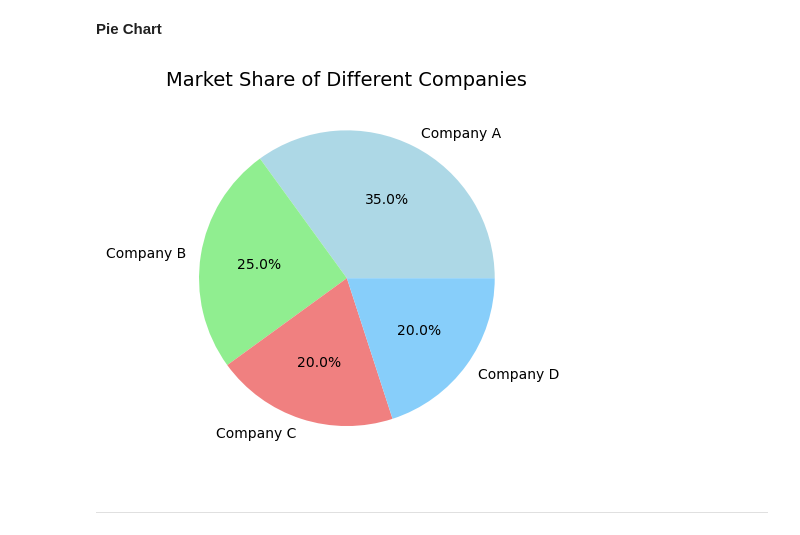
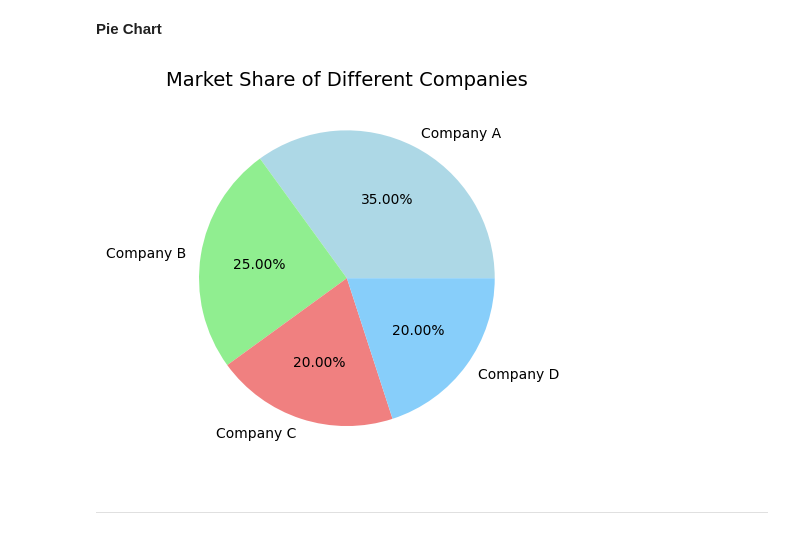
Before and after one commit to ImranNawar/Data-Visualization, a Jupyter notebook: Lecture02/code/lecture02_code.ipynb, the cells around one changed output. Drawn from its saved outputs; the diff is of its cells as text; code cells hidden in the pictures.

```diff
--- a/Lecture02/code/lecture02_code.ipynb
+++ b/Lecture02/code/lecture02_code.ipynb
@@ -196,15 +206,15 @@ plt.show()
 # %%
 # Data for market share
 companies = ['Company A', 'Company B', 'Company C', 'Company D']
 market_share = [35, 25, 20, 20]
 
-plt.pie(market_share, labels=companies, autopct='%1.1f%%', colors=['lightblue', 'lightgreen', 'lightcoral', 'lightskyblue'])
+plt.pie(market_share, labels=companies, autopct='%1.2f%%' ,colors=['lightblue', 'lightgreen', 'lightcoral', 'lightskyblue'])
 
 # Add title
 plt.title('Market Share of Different Companies', fontsize=14)
 plt.show()
 # %% [output]
-[figure, old version]
+[figure, new version]
 # %% [markdown]
 ---
 # %% [markdown]
```
Also changed, not shown: parts of 6 cells of this notebook.
